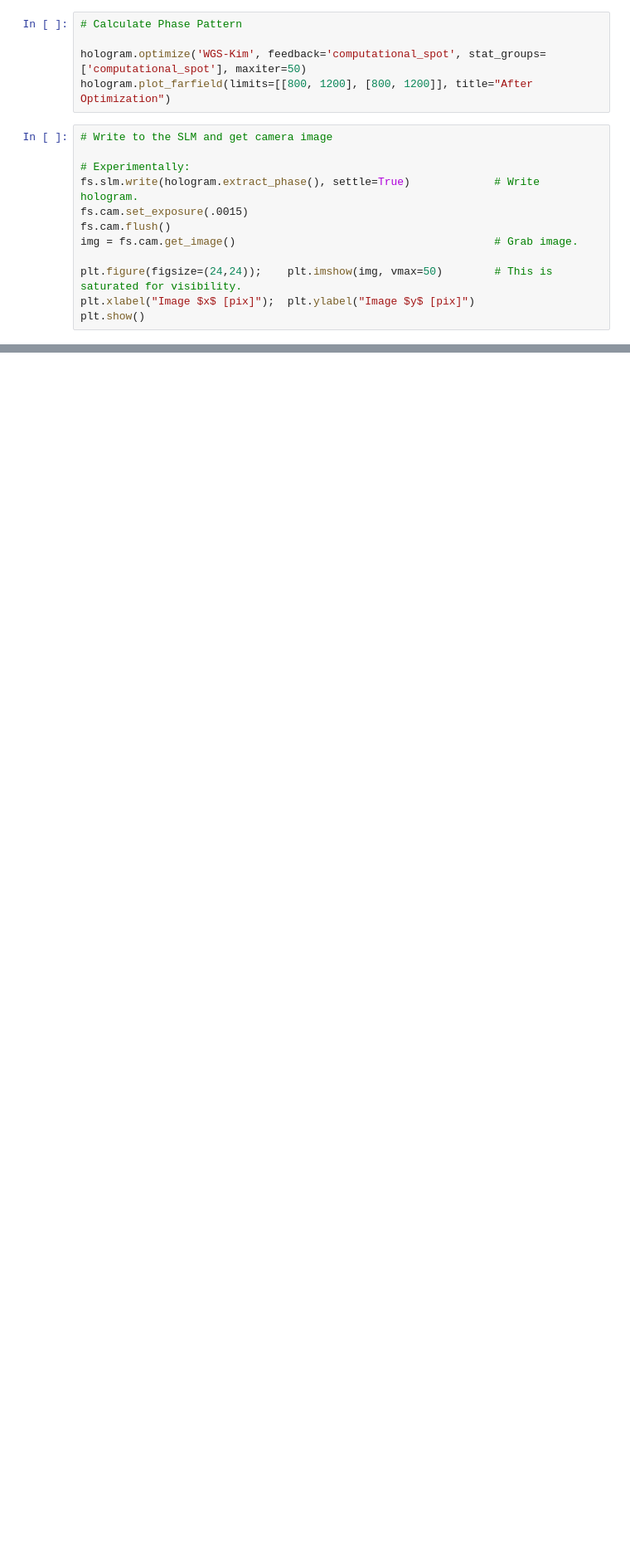
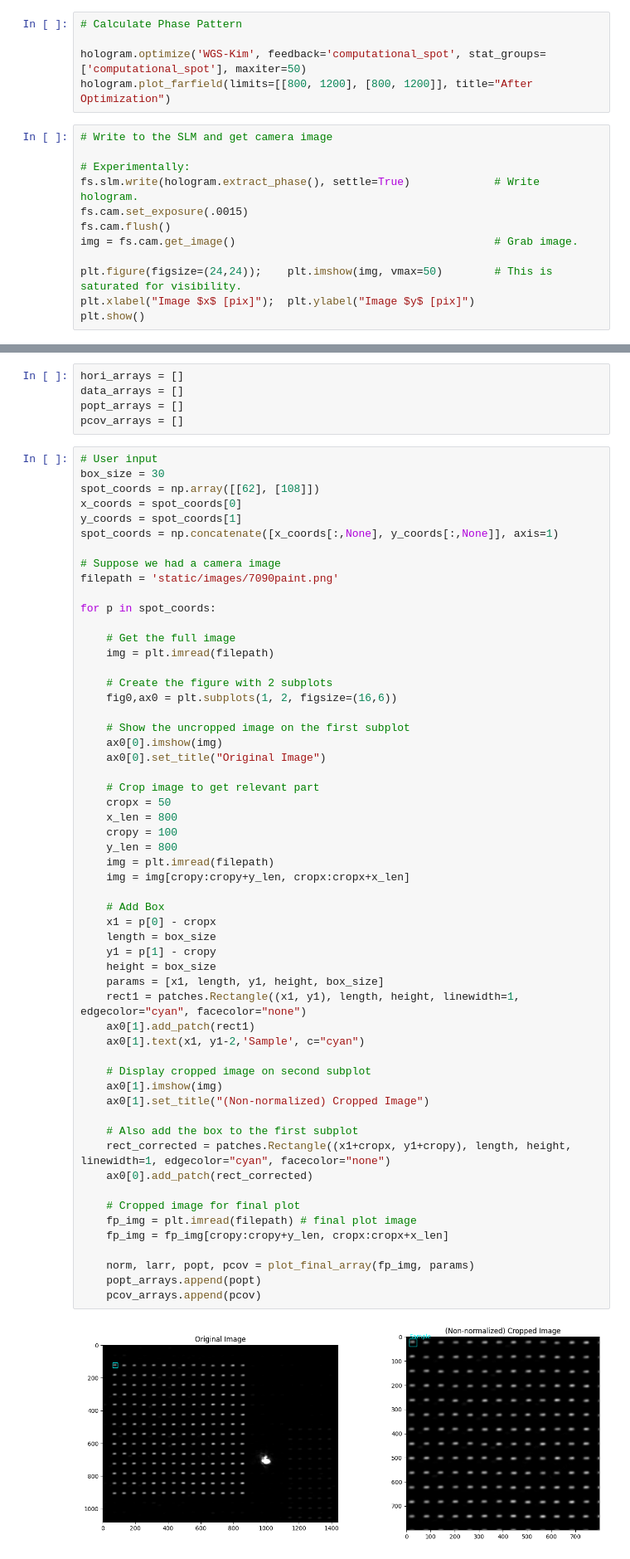
Before and after one commit to Vincentc9199/SLM-Assistant, a Jupyter notebook: nelder_mead.ipynb, the cells around one changed output, grey strips where cells are left out. Shown at 83% size. Drawn from its saved outputs; the diff is of its cells as text; blank space fills up the shorter version.

```diff
--- a/nelder_mead.ipynb
+++ b/nelder_mead.ipynb
@@ -79,0 +175,63 @@ plt.show()
+# %%
+hori_arrays = []
+data_arrays = []
+popt_arrays = []
+pcov_arrays = []
+# %%
+# User input
+box_size = 30
+spot_coords = np.array([[62], [108]])
+x_coords = spot_coords[0]
+y_coords = spot_coords[1]
+spot_coords = np.concatenate([x_coords[:,None], y_coords[:,None]], axis=1)
+
+# Suppose we had a camera image
+filepath = 'static/images/7090paint.png'
+
+for p in spot_coords:
+
+    # Get the full image
+    img = plt.imread(filepath)
+
+    # Create the figure with 2 subplots
+    fig0,ax0 = plt.subplots(1, 2, figsize=(16,6))
+
+    # Show the uncropped image on the first subplot
+    ax0[0].imshow(img)
+    ax0[0].set_title("Original Image")
+
+    # Crop image to get relevant part
+    cropx = 50
+    x_len = 800
+    cropy = 100
+    y_len = 800
+    img = plt.imread(filepath)
+    img = img[cropy:cropy+y_len, cropx:cropx+x_len]
+
+    # Add Box
+    x1 = p[0] - cropx
+    length = box_size
+    y1 = p[1] - cropy
+    height = box_size
+    params = [x1, length, y1, height, box_size]
+    rect1 = patches.Rectangle((x1, y1), length, height, linewidth=1, edgecolor="cyan", facecolor="none")
+    ax0[1].add_patch(rect1)
+    ax0[1].text(x1, y1-2,'Sample', c="cyan")
+
+    # Display cropped image on second subplot
+    ax0[1].imshow(img)
+    ax0[1].set_title("(Non-normalized) Cropped Image")
+
+    # Also add the box to the first subplot
+    rect_corrected = patches.Rectangle((x1+cropx, y1+cropy), length, height, linewidth=1, edgecolor="cyan", facecolor="none")
+    ax0[0].add_patch(rect_corrected)
+
+    # Cropped image for final plot
+    fp_img = plt.imread(filepath) # final plot image
+    fp_img = fp_img[cropy:cropy+y_len, cropx:cropx+x_len]
+
+    norm, larr, popt, pcov = plot_final_array(fp_img, params)
+    popt_arrays.append(popt)
+    pcov_arrays.append(pcov)
+# %% [output]
+[figure, added]
```
Also changed, not shown: parts of 7 cells of this notebook, 1 other file.
